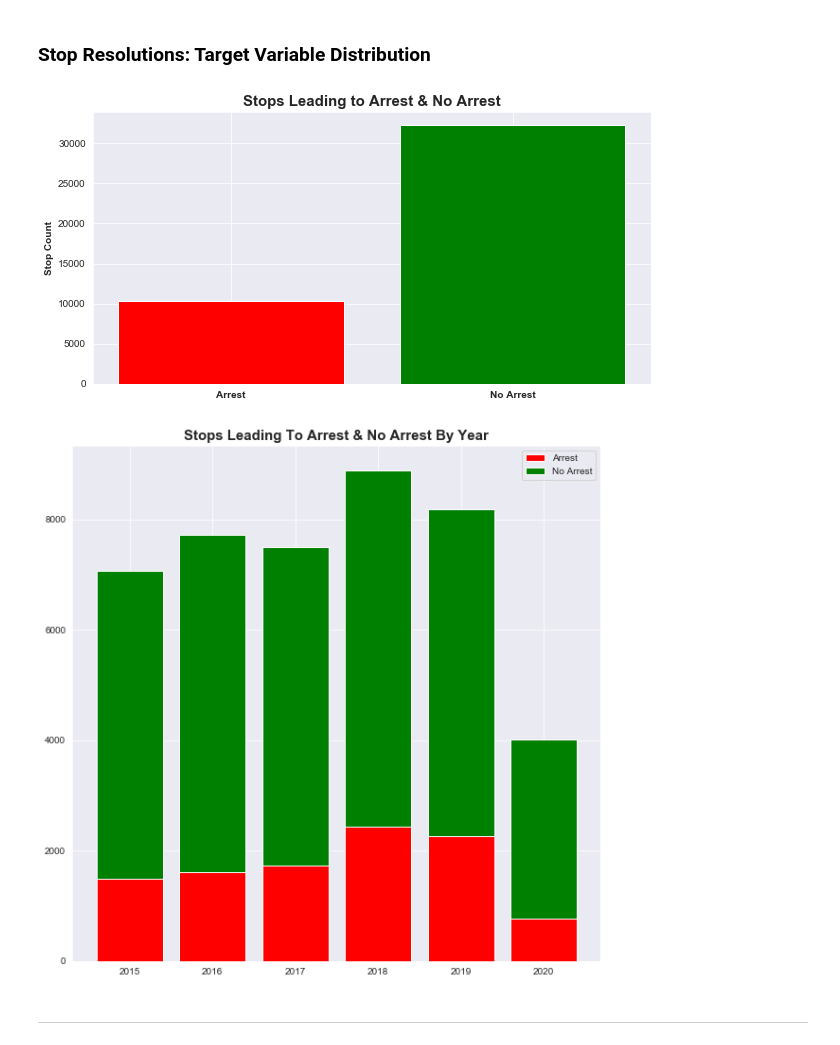
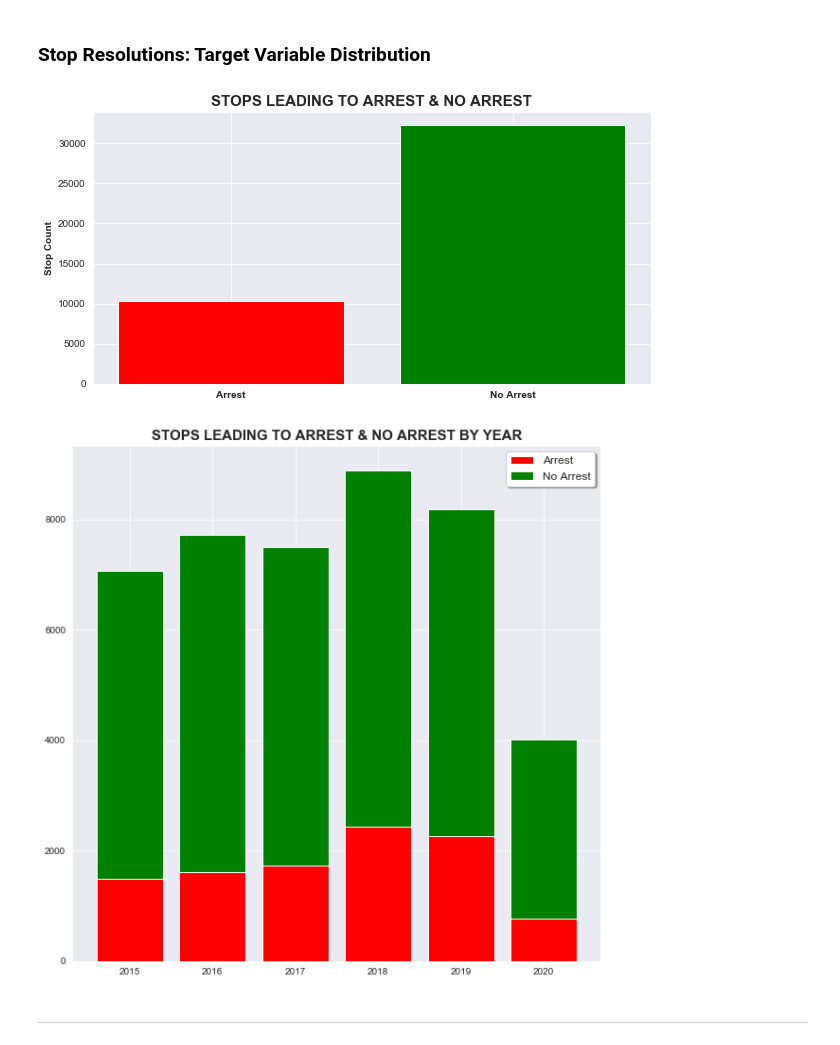
Before and after one commit to kevinmacmat/investigating_terry_stops, a Jupyter notebook: eda-Copy1.ipynb, the cells around one changed output. Drawn from its saved outputs; the diff is of its cells as text; code cells hidden in the pictures.

```diff
--- a/eda-Copy1.ipynb
+++ b/eda-Copy1.ipynb
@@ -23,12 +23,12 @@ num_non_arrests = sum(df.stop_resolution.value_counts()[:2])+sum(df.stop_resolut
 sns.set_style('darkgrid')
 plt.figure(figsize = (10,5))
 plt.bar(['1','0'], [num_arrests, num_non_arrests], color=['red', 'green'])
-plt.title('Stops Leading to Arrest & No Arrest', fontdict={'fontweight':'bold', 'fontsize':15})
+plt.title('STOPS LEADING TO ARREST & NO ARREST', fontdict={'fontweight':'bold', 'fontsize':15})
 plt.xticks(ticks=[0,1], labels=['Arrest','No Arrest'], weight='bold')
 plt.ylabel('Stop Count', weight='bold')
 plt.show()
 # %% [output]
-[figure, old version]
+[figure, new version]
 # %%
 year = df.groupby(['reported_year','stop_resolution']).stop_resolution.count()
 arrest = [year[0], year[5], year[10], year[15], year[20], year[25]]
@@ -37,12 +37,12 @@ years = ['2015', '2016', '2017', '2018', '2019', '2020']
 # %%
 plt.figure(figsize=(10,10))
 p1 = plt.bar(years, arrest, color='red')
 p2 = plt.bar(years, no_arrest, bottom=arrest, color='green')
-plt.title('Stops Leading To Arrest & No Arrest By Year', fontweight='bold', fontsize=15)
-plt.legend(['Arrest', 'No Arrest'])
+plt.title('STOPS LEADING TO ARREST & NO ARREST BY YEAR', fontweight='bold', fontsize=15)
+plt.legend(['Arrest', 'No Arrest'], fontsize='large', shadow=True, facecolor='white')
 plt.show()
 # %% [output]
-[figure, old version]
+[figure, new version]
 # %% [markdown]
 ---
 # %% [markdown]
```
Also changed, not shown: parts of 12 cells of this notebook.
